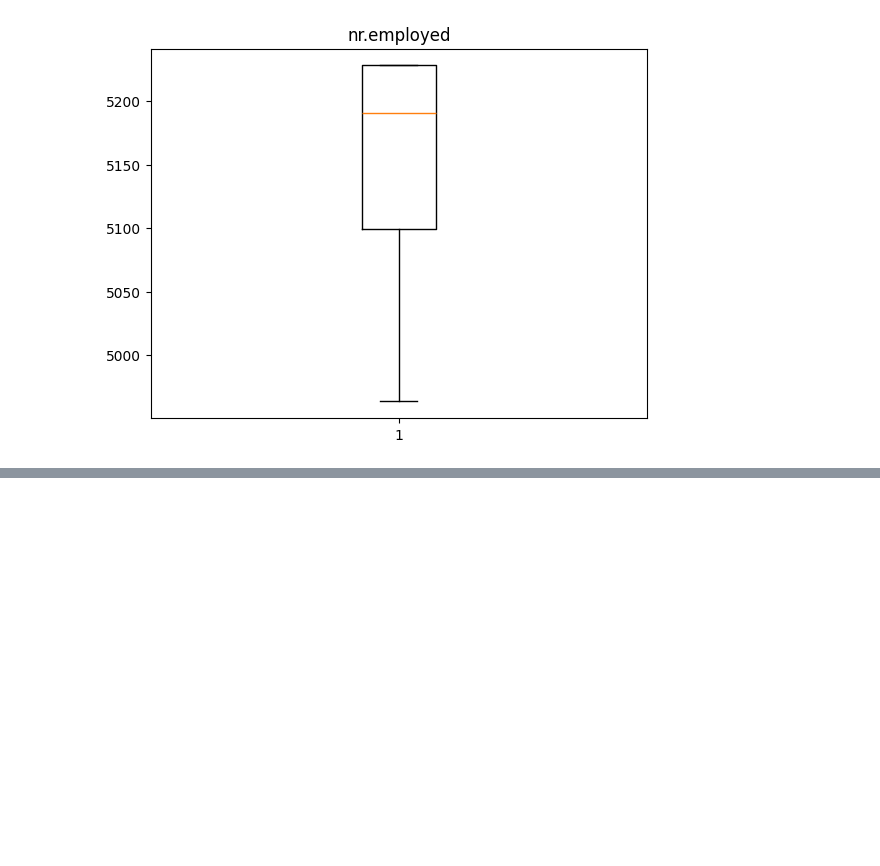
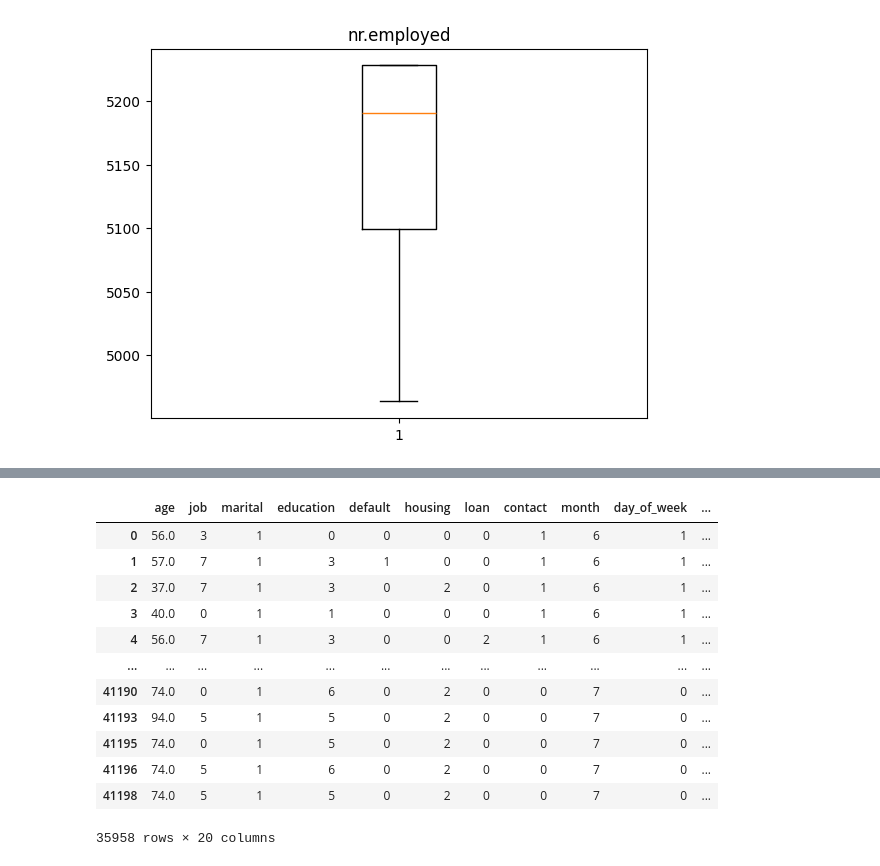
Before and after one commit to Ramya-sri123/Machine-Learning, a Jupyter notebook: Logistic_Regression_Handson.ipynb, the cells around one changed output, grey strips where cells are left out. Drawn from its saved outputs; the diff is of its cells as text; code cells hidden in the pictures; blank space fills up the shorter version.

```diff
--- a/Logistic_Regression_Handson.ipynb
+++ b/Logistic_Regression_Handson.ipynb
@@ -5,7 +5,7 @@
 # %%
 import pandas as pd
 # %%
-df=pd.read_csv('/content/bank-additional-full-1 (1).csv',sep=';')
+df=pd.read_csv('/content/bank-additional-full-1.csv',sep=';')
 # %%
 df.shape
 # %% [output]
@@ -177,0 +179,9 @@ for i in df.columns:
+# %%
+outliers_col=['duration','campaign']
+for col in outliers_col:
+  q1=df[col].quantile(0.25)
+  q3=df[col].quantile(0.75)
+  iqr=q3-q1
+  lower_bound=q1-1.5*iqr
+  upper_bound=q3+1.5*iqr
+  df=df[(df[col]>=lower_bound) & (df[col]<=upper_bound)]
@@ -177,0 +208,6 @@ for i in df.columns:
+# %%
+from sklearn.preprocessing import LabelEncoder
+le=LabelEncoder()
+for col in df.columns:
+  if(df[col].dtype=='object'):
+    df[col]=le.fit_transform(df[col])
@@ -177,0 +234,19 @@ for i in df.columns:
+# %%
+x=df.drop('y',axis=1)
+y=df['y']
+# %%
+x
+# %% [output]
+|  | age | job | marital | education | default | housing | loan | contact | month | day_of_week | ... |
+| 0 | 56.0 | 3 | 1 | 0 | 0 | 0 | 0 | 1 | 6 | 1 | ... |
+| 1 | 57.0 | 7 | 1 | 3 | 1 | 0 | 0 | 1 | 6 | 1 | ... |
+| 2 | 37.0 | 7 | 1 | 3 | 0 | 2 | 0 | 1 | 6 | 1 | ... |
+| 3 | 40.0 | 0 | 1 | 1 | 0 | 0 | 0 | 1 | 6 | 1 | ... |
+| 4 | 56.0 | 7 | 1 | 3 | 0 | 0 | 2 | 1 | 6 | 1 | ... |
+| ... | ... | ... | ... | ... | ... | ... | ... | ... | ... | ... | ... |
+| 41190 | 74.0 | 0 | 1 | 6 | 0 | 2 | 0 | 0 | 7 | 0 | ... |
+| 41193 | 94.0 | 5 | 1 | 5 | 0 | 2 | 0 | 0 | 7 | 0 | ... |
+| 41195 | 74.0 | 0 | 1 | 5 | 0 | 2 | 0 | 0 | 7 | 0 | ... |
+| 41196 | 74.0 | 5 | 1 | 6 | 0 | 2 | 0 | 0 | 7 | 0 | ... |
+| 41198 | 74.0 | 5 | 1 | 5 | 0 | 2 | 0 | 0 | 7 | 0 | ... |
+35958 rows × 20 columns
```
Also changed, not shown: parts of 15 cells of this notebook.
